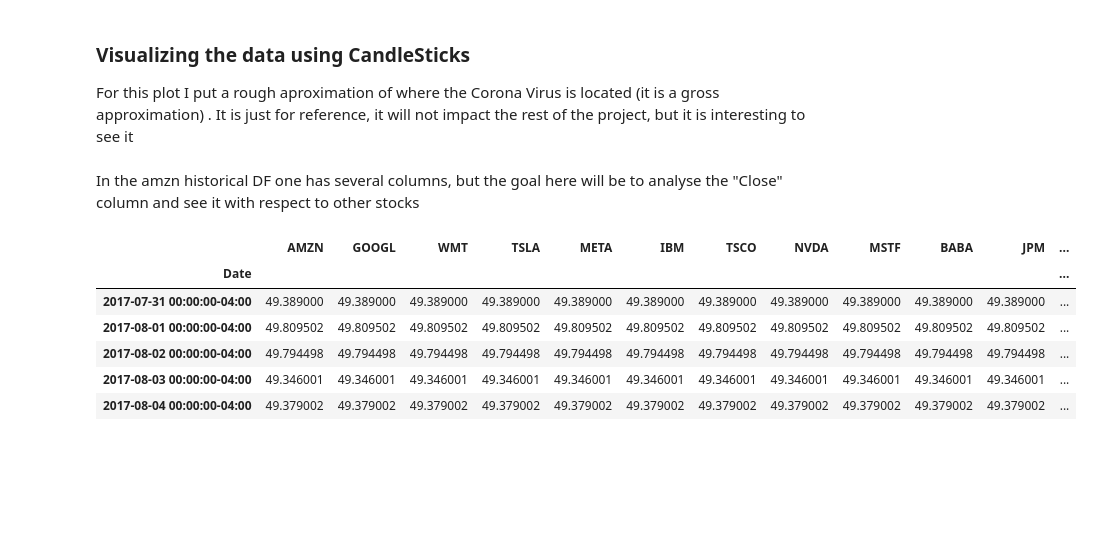
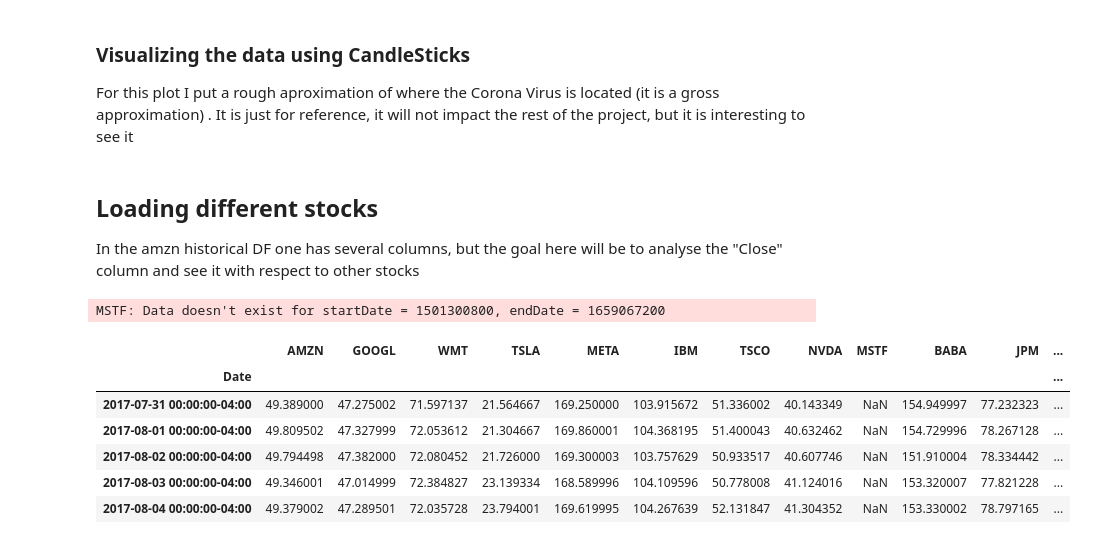
Before and after one commit to leoneleo/portifolio_opm, a Jupyter notebook: port_opm.ipynb, the cells around one changed output. Saved outputs shown, nothing was run; the diff lists cells and outputs as text; code cells hidden in the pictures; blank space fills up the shorter version.

Commit message:
fixing stock values problem

```diff
--- a/port_opm.ipynb
+++ b/port_opm.ipynb
@@ -54,35 +54,37 @@ fig.update_layout(
 
 fig.show()
 # %% [markdown]
+## Loading different stocks
 In the amzn historical DF one has several columns, but the goal here will be to analyse the "Close" column and see it with respect to other stocks
 # %%
 # Create a pd.Dataframe
 df_stocks : pd.core.frame.DataFrame = pd.DataFrame()
 
 # modify the df to puth the close values of the selected stocks
 def get_stock(dataframe : pd.core.frame.DataFrame, stock_list: list, initial_date : str, end_date : str):
 
     for i in stock_list:
 
         stock : yf.ticker.Ticker = yf.Ticker(i)
 
         # GET TODAYS DATE AND CONVERT IT TO A STRING WITH YYYY-MM-DD FORMAT (YFINANCE EXPECTS THAT FORMAT)
-        dataframe[i] : pd.core.series.Series= amzn.history(start = initial_date, end = end_date)["Close"]
+        dataframe[i] : pd.core.series.Series= stock.history(start = initial_date, end = end_date)["Close"]
 
     return dataframe
 
 initial_date : str = "2017-07-29"
 end_date : str = "2022-07-29"
 stock_list : list = ['AMZN','GOOGL','WMT','TSLA','META', 'IBM', 'TSCO', 'NVDA', 'MSTF', 'BABA', 'JPM', 'BBD']
 
 df = get_stock(df_stocks, stock_list, initial_date, end_date)
 
 df.head()
 # %% [output]
+MSTF: Data doesn't exist for startDate = 1501300800, endDate = 1659067200
 |  | AMZN | GOOGL | WMT | TSLA | META | IBM | TSCO | NVDA | MSTF | BABA | JPM | ... |
 | Date |  |  |  |  |  |  |  |  |  |  |  | ... |
-| 2017-07-31 00:00:00-04:00 | 49.389000 | 49.389000 | 49.389000 | 49.389000 | 49.389000 | 49.389000 | 49.389000 | 49.389000 | 49.389000 | 49.389000 | 49.389000 | ... |
-| 2017-08-01 00:00:00-04:00 | 49.809502 | 49.809502 | 49.809502 | 49.809502 | 49.809502 | 49.809502 | 49.809502 | 49.809502 | 49.809502 | 49.809502 | 49.809502 | ... |
-| 2017-08-02 00:00:00-04:00 | 49.794498 | 49.794498 | 49.794498 | 49.794498 | 49.794498 | 49.794498 | 49.794498 | 49.794498 | 49.794498 | 49.794498 | 49.794498 | ... |
-| 2017-08-03 00:00:00-04:00 | 49.346001 | 49.346001 | 49.346001 | 49.346001 | 49.346001 | 49.346001 | 49.346001 | 49.346001 | 49.346001 | 49.346001 | 49.346001 | ... |
-| 2017-08-04 00:00:00-04:00 | 49.379002 | 49.379002 | 49.379002 | 49.379002 | 49.379002 | 49.379002 | 49.379002 | 49.379002 | 49.379002 | 49.379002 | 49.379002 | ... |
+| 2017-07-31 00:00:00-04:00 | 49.389000 | 47.275002 | 71.597137 | 21.564667 | 169.250000 | 103.915672 | 51.336002 | 40.143349 | NaN | 154.949997 | 77.232323 | ... |
+| 2017-08-01 00:00:00-04:00 | 49.809502 | 47.327999 | 72.053612 | 21.304667 | 169.860001 | 104.368195 | 51.400043 | 40.632462 | NaN | 154.729996 | 78.267128 | ... |
+| 2017-08-02 00:00:00-04:00 | 49.794498 | 47.382000 | 72.080452 | 21.726000 | 169.300003 | 103.757629 | 50.933517 | 40.607746 | NaN | 151.910004 | 78.334442 | ... |
+| 2017-08-03 00:00:00-04:00 | 49.346001 | 47.014999 | 72.384827 | 23.139334 | 168.589996 | 104.109596 | 50.778008 | 41.124016 | NaN | 153.320007 | 77.821228 | ... |
+| 2017-08-04 00:00:00-04:00 | 49.379002 | 47.289501 | 72.035728 | 23.794001 | 169.619995 | 104.267639 | 52.131847 | 41.304352 | NaN | 153.330002 | 78.797165 | ... |
```
Also changed, not shown: parts of 2 cells of this notebook.
